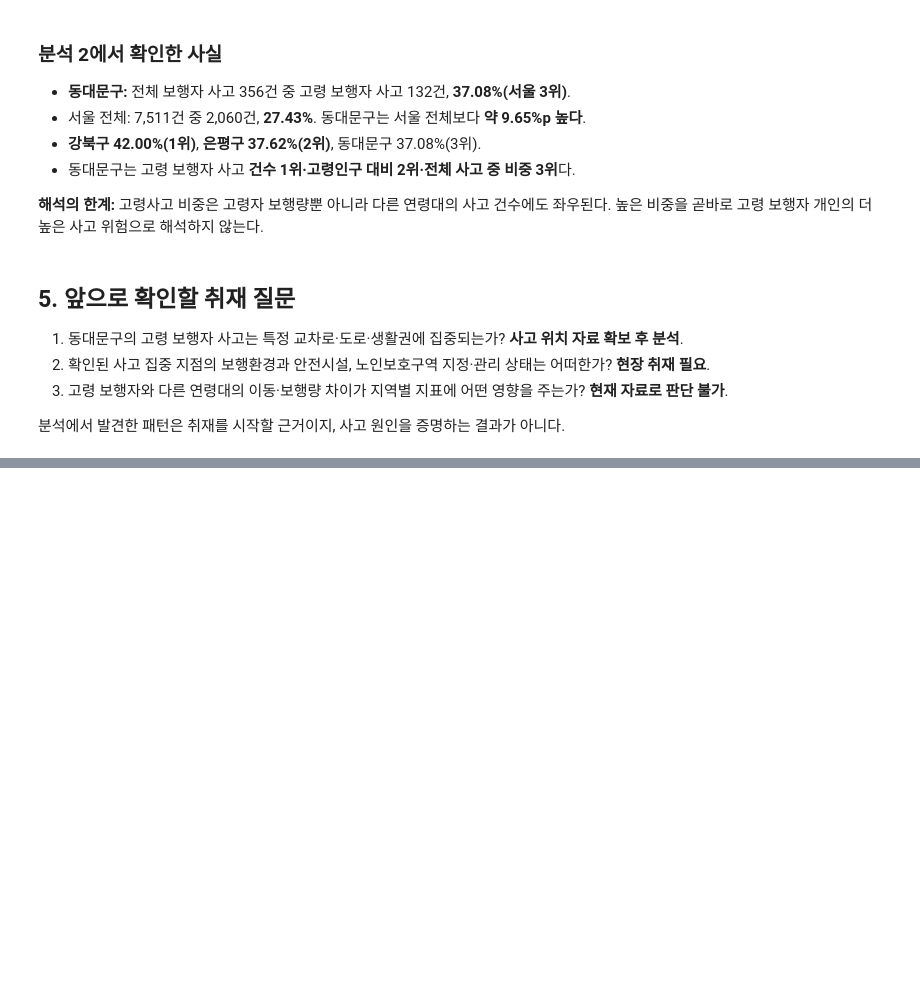
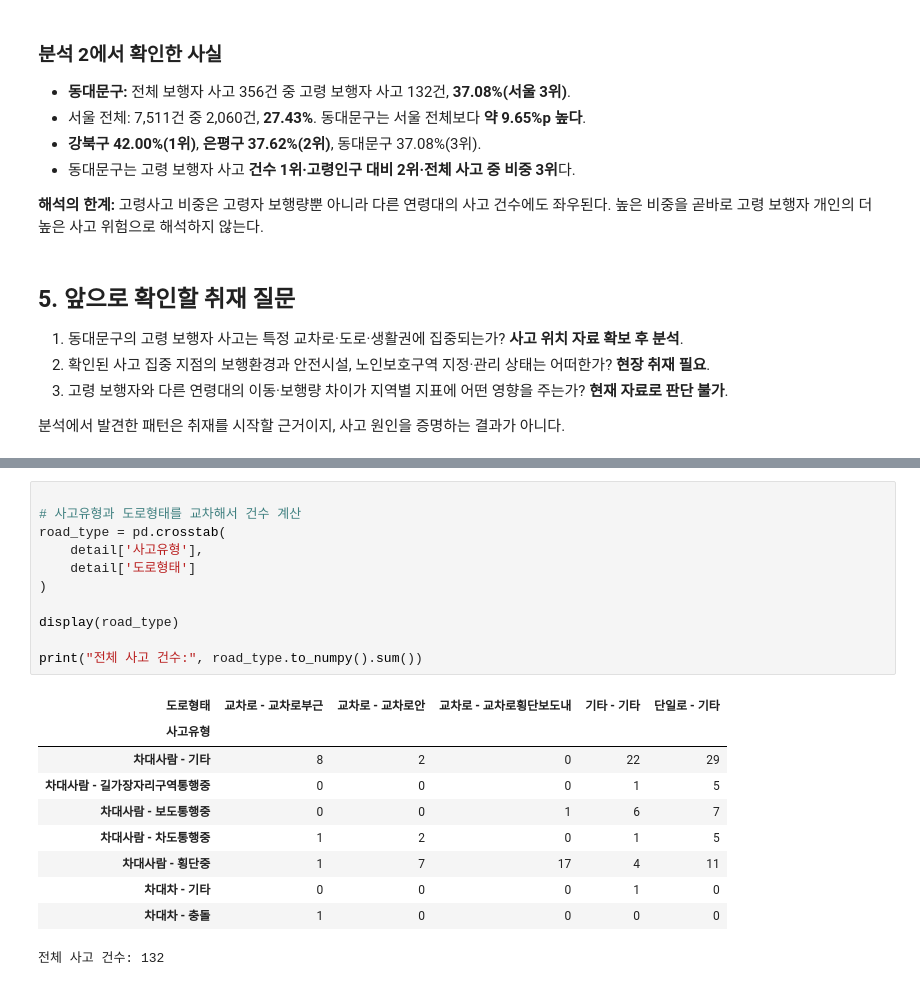
Before and after one commit to csy04x2/elder_accident, a Jupyter notebook: analysis.ipynb, the cells around one changed output, grey strips where cells are left out. Saved outputs shown, nothing was run; the diff lists cells and outputs as text; blank space fills up the shorter version.

```diff
--- a/analysis.ipynb
+++ b/analysis.ipynb
@@ -126,0 +243,22 @@ print(f'서울 전체 고령 보행자 사고 비중: {seoul_share:.2f}%')
+# %%
+
+# 사고유형과 도로형태를 교차해서 건수 계산
+road_type = pd.crosstab(
+    detail['사고유형'],
+    detail['도로형태']
+)
+
+display(road_type)
+
+print("전체 사고 건수:", road_type.to_numpy().sum())
+# %% [output]
+| 도로형태 | 교차로 - 교차로부근 | 교차로 - 교차로안 | 교차로 - 교차로횡단보도내 | 기타 - 기타 | 단일로 - 기타 |
+| 사고유형 |  |  |  |  |  |
+| 차대사람 - 기타 | 8 | 2 | 0 | 22 | 29 |
+| 차대사람 - 길가장자리구역통행중 | 0 | 0 | 0 | 1 | 5 |
+| 차대사람 - 보도통행중 | 0 | 0 | 1 | 6 | 7 |
+| 차대사람 - 차도통행중 | 1 | 2 | 0 | 1 | 5 |
+| 차대사람 - 횡단중 | 1 | 7 | 17 | 4 | 11 |
+| 차대차 - 기타 | 0 | 0 | 0 | 1 | 0 |
+| 차대차 - 충돌 | 1 | 0 | 0 | 0 | 0 |
+전체 사고 건수: 132
```
Also changed, not shown: parts of 11 cells of this notebook, 3 other files.
